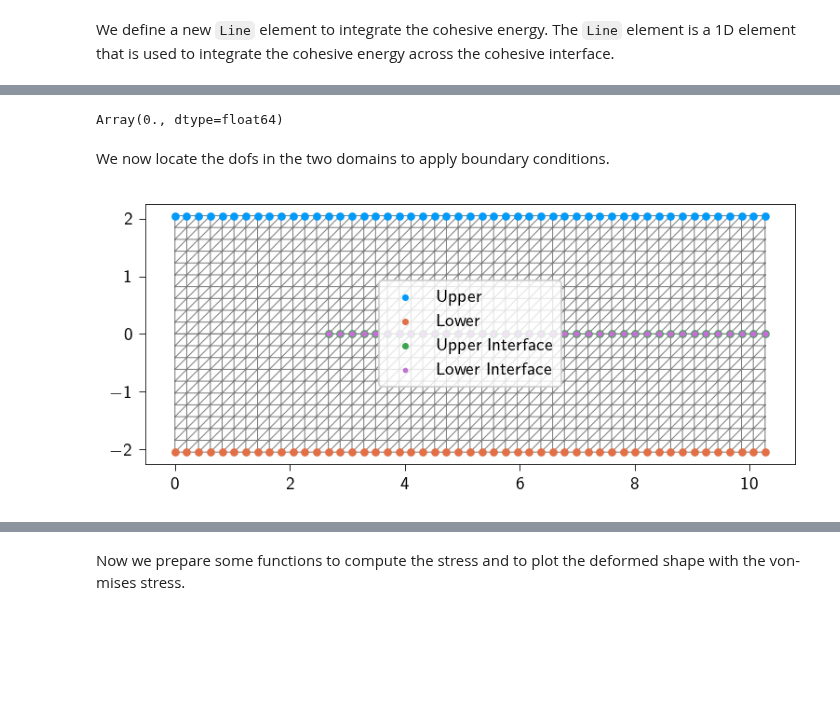
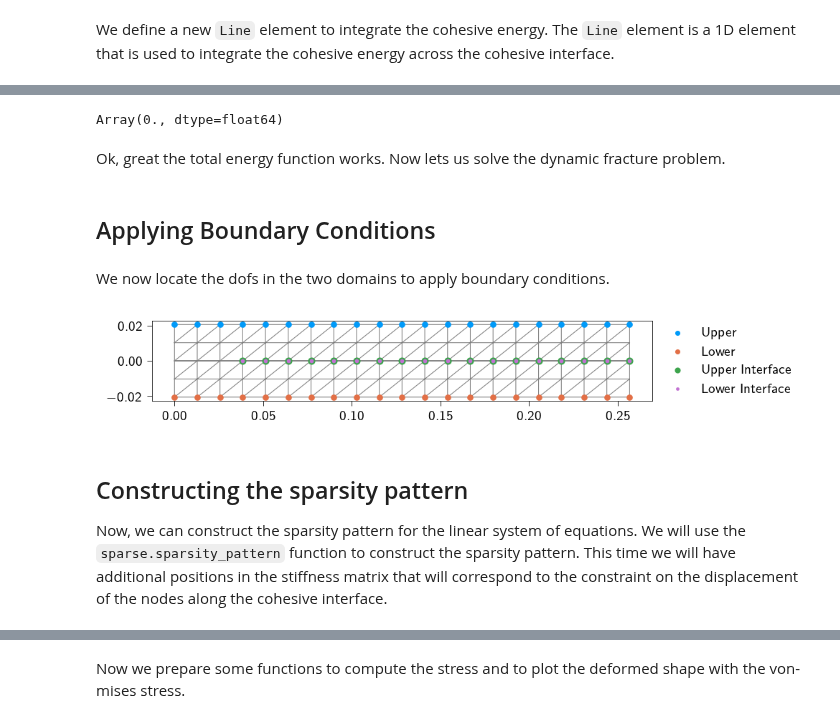
Before and after one commit to smec-ethz/tatva, a Jupyter notebook: examples/notebooks/dynamic_fracture.ipynb, the cells around one changed output, grey strips where cells are left out. Saved outputs shown, nothing was run; the diff lists cells and outputs as text; code cells hidden in the pictures; blank space fills up the shorter version.

```diff
--- a/examples/notebooks/dynamic_fracture.ipynb
+++ b/examples/notebooks/dynamic_fracture.ipynb
@@ -46,7 +54,7 @@ For a specimen stretched by a prestrain $\epsilon$, the applied stress at infini
 
 $$\sigma_{\infty} = \epsilon /E_\text{eff}$$
 # %%
-prestrain = 0.01
+prestrain = 0.1
 nu = 0.35
 
 E = 106e3 # N/m^2
@@ -418,12 +379,19 @@ Since in this example, the elements along the cohesive interface (or in the two
 # %%
 u = jnp.zeros(n_dofs)
+total_energy(u)
+# %% [output]
+Array(0., dtype=float64)
-# %%
-total_energy(u)
-# %% [output]
-Array(0., dtype=float64)
+# %% [markdown]
+Ok, great the total energy function works. Now lets us solve the dynamic fracture problem.
+# %% [markdown]
+## Applying Boundary Conditions
 # %% [markdown]
 We now locate the dofs in the two domains to apply boundary conditions.
 # %%
+#| code-fold: true
+#| fig-cap: "Mesh with nodes and cohesive interface"
+#| fig-align: center
+
 # --- Apply Dirichlet BCs ---
 y_max = jnp.max(coords[:, 1])
 y_min = jnp.min(coords[:, 1])
@@ -440,58 +408,34 @@ upper_interface_nodes = jnp.where(
 )[0]
 lower_interface_nodes = jnp.where(
     jnp.isclose(coords[:, 1], y_max_lower_body) & (coords[:, 0] > crack_length)
 )[0]
 
 
-fixed_dofs = jnp.concatenate(
-    [
-        2 * upper_nodes,
-        2 * upper_nodes + 1,
-        2 * lower_nodes,
-        2 * lower_nodes + 1,
-        #2 * upper_interface_nodes + 1,
-        #2 * lower_interface_nodes + 1,
-    ]
-)
-
-
-applied_disp = prestrain * Ly
-
-prescribed_values = jnp.zeros(n_dofs).at[2 * upper_nodes].set(0.0)
-prescribed_values = prescribed_values.at[2 * upper_nodes + 1].set(applied_disp/2.)
-prescribed_values = prescribed_values.at[2 * lower_nodes].set(0.0)
-prescribed_values = prescribed_values.at[2 * lower_nodes + 1].set(-applied_disp/2.)
-#prescribed_values = prescribed_values.at[2 * upper_interface_nodes + 1].set(0.0)
-#prescribed_values = prescribed_values.at[2 * lower_interface_nodes + 1].set(0.0)
-
-free_dofs = jnp.setdiff1d(jnp.arange(n_dofs), fixed_dofs)
-
-
 # --- Plot the mesh ---
 # We plot the mesh the nodes that are fixed on the left and right edges.
 
 plt.style.use(STYLE_PATH)
 plt.figure(figsize=(6, 3))
 ax = plt.axes()
 ax.triplot(coords[:, 0], coords[:, 1], elements, color="grey", lw=0.5)
 
 ax.scatter(coords[upper_nodes, 0], coords[upper_nodes, 1], s=10, label="Upper")
 ax.scatter(coords[lower_nodes, 0], coords[lower_nodes, 1], s=10, label="Lower")
 ax.scatter(
     coords[upper_interface_nodes, 0],
     coords[upper_interface_nodes, 1],
-    s=10,
+    s=15,
     label="Upper Interface",
 )
 ax.scatter(
     coords[lower_interface_nodes, 0],
     coords[lower_interface_nodes, 1],
-    s=5,
+    s=3,
     label="Lower Interface",
 )
 ax.legend()
 ax.set_aspect("equal")
-ax.legend(loc="center")
+ax.legend(loc="center", bbox_to_anchor=(1.15, 0.5), frameon=False)
 plt.show()
 # %% [output]
-[figure, old version]
+[figure, new version]
@@ -498,3 +465,7 @@ plt.show()
+# %% [markdown]
+## Constructing the sparsity pattern
+
+Now, we can construct the sparsity pattern for the linear system of equations. We will use the `sparse.sparsity_pattern` function to construct the sparsity pattern. This time we will have additional positions in the stiffness matrix that will correspond to the constraint on the displacement of the nodes along the cohesive interface.
 # %%
 @auto_vmap(lower_element=1, upper_element=1)
 def create_cohesive_elements(lower_element, upper_element):
```
Also changed, not shown: parts of 50 cells of this notebook.
